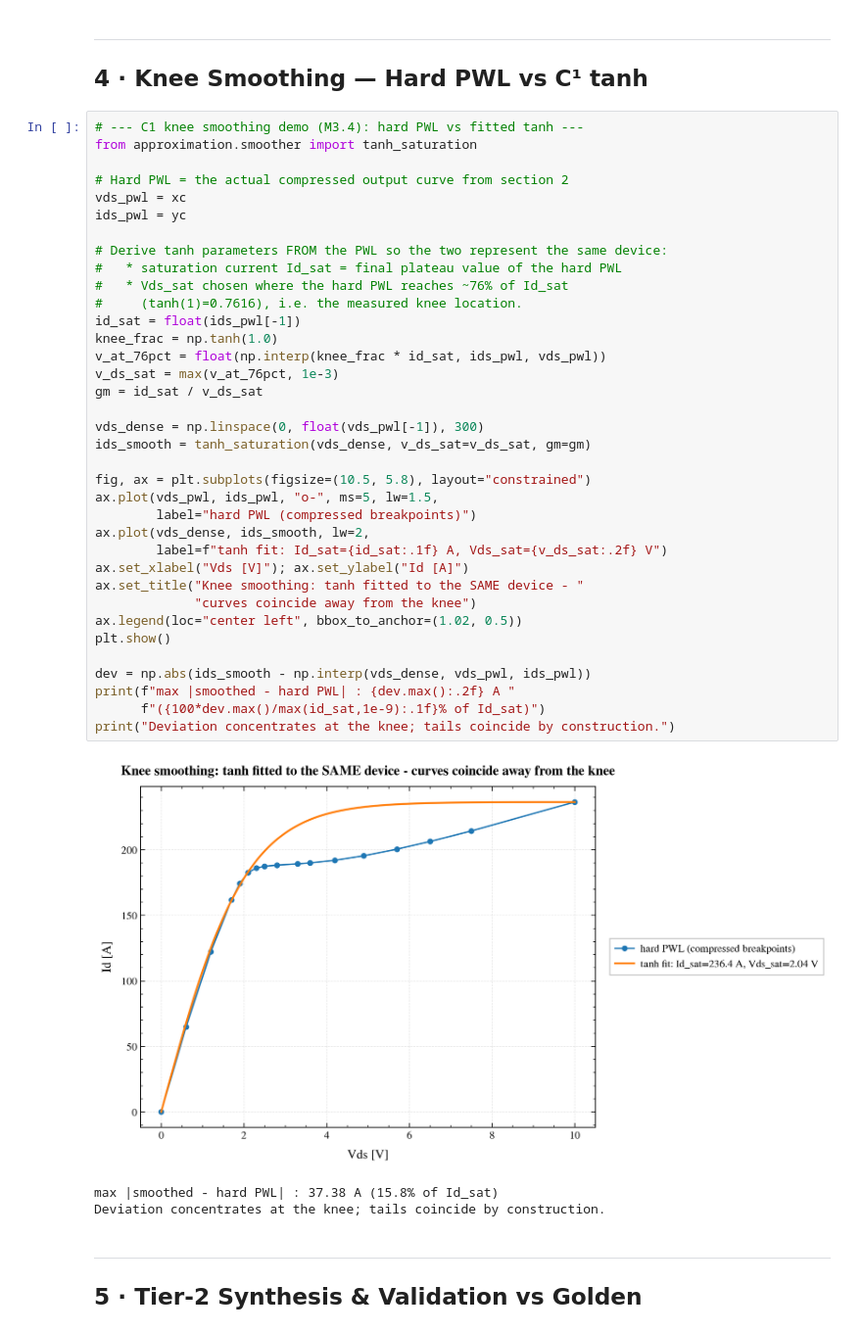
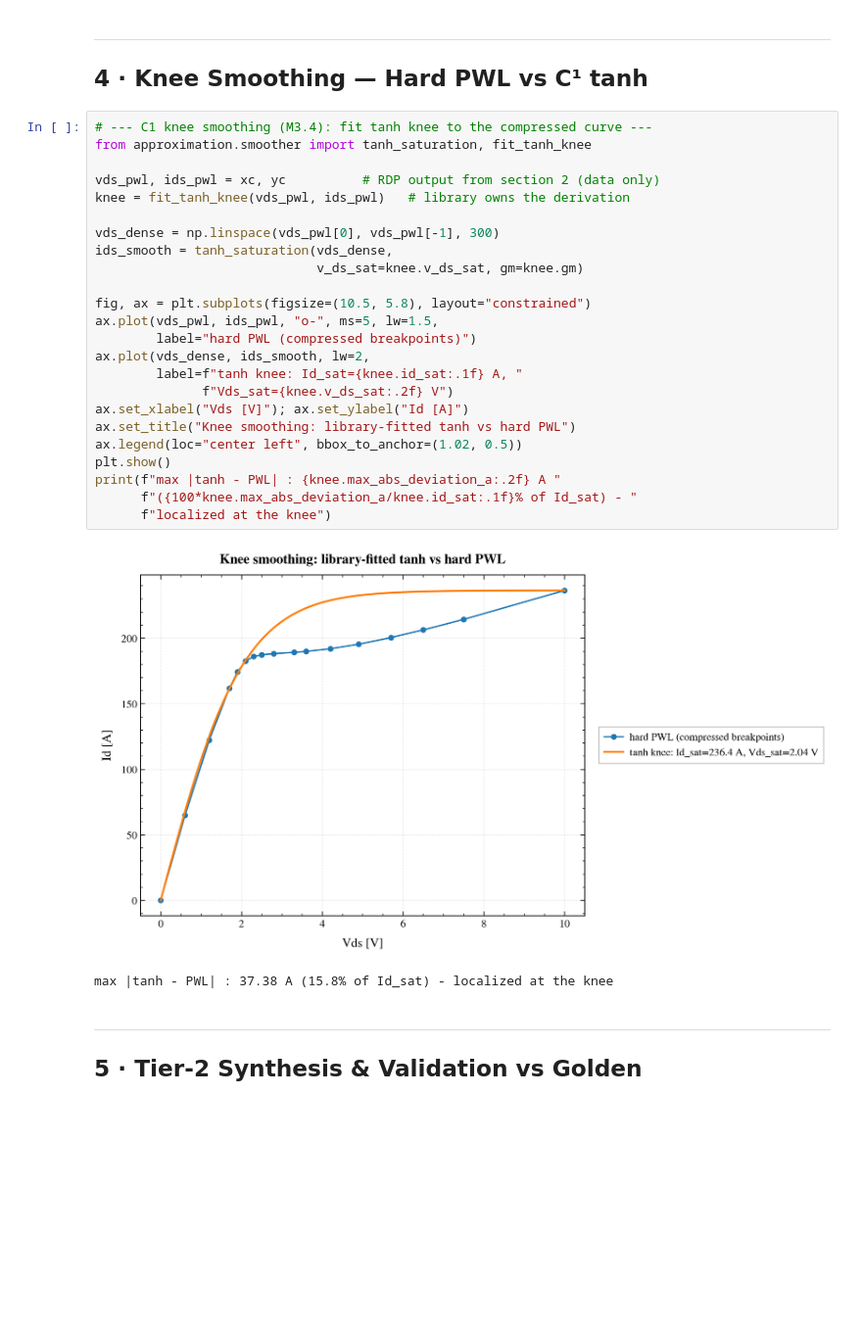
Before and after one commit to Anmol-G-K/PieceSpice, a Jupyter notebook: notebooks/02_piecewise_approximation.ipynb, the cells around one changed output. Shown at 98% size. Drawn from its saved outputs; the diff is of its cells as text; blank space fills up the shorter version.

```diff
--- a/notebooks/02_piecewise_approximation.ipynb
+++ b/notebooks/02_piecewise_approximation.ipynb
@@ -163,45 +163,32 @@ PWL table      : 8 pts, max err 0.0496 nC
 ---
 ## 4 · Knee Smoothing — Hard PWL vs C¹ tanh
 # %%
-# --- C1 knee smoothing demo (M3.4): hard PWL vs fitted tanh ---
-from approximation.smoother import tanh_saturation
+# --- C1 knee smoothing (M3.4): fit tanh knee to the compressed curve ---
+from approximation.smoother import tanh_saturation, fit_tanh_knee
 
-# Hard PWL = the actual compressed output curve from section 2
-vds_pwl = xc
-ids_pwl = yc
+vds_pwl, ids_pwl = xc, yc          # RDP output from section 2 (data only)
+knee = fit_tanh_knee(vds_pwl, ids_pwl)   # library owns the derivation
 
-# Derive tanh parameters FROM the PWL so the two represent the same device:
-#   * saturation current Id_sat = final plateau value of the hard PWL
-#   * Vds_sat chosen where the hard PWL reaches ~76% of Id_sat
-#     (tanh(1)=0.7616), i.e. the measured knee location.
-id_sat = float(ids_pwl[-1])
-knee_frac = np.tanh(1.0)
-v_at_76pct = float(np.interp(knee_frac * id_sat, ids_pwl, vds_pwl))
-v_ds_sat = max(v_at_76pct, 1e-3)
-gm = id_sat / v_ds_sat
-
-vds_dense = np.linspace(0, float(vds_pwl[-1]), 300)
-ids_smooth = tanh_saturation(vds_dense, v_ds_sat=v_ds_sat, gm=gm)
+vds_dense = np.linspace(vds_pwl[0], vds_pwl[-1], 300)
+ids_smooth = tanh_saturation(vds_dense,
+                             v_ds_sat=knee.v_ds_sat, gm=knee.gm)
 
 fig, ax = plt.subplots(figsize=(10.5, 5.8), layout="constrained")
 ax.plot(vds_pwl, ids_pwl, "o-", ms=5, lw=1.5,
         label="hard PWL (compressed breakpoints)")
 ax.plot(vds_dense, ids_smooth, lw=2,
-        label=f"tanh fit: Id_sat={id_sat:.1f} A, Vds_sat={v_ds_sat:.2f} V")
+        label=f"tanh knee: Id_sat={knee.id_sat:.1f} A, "
+              f"Vds_sat={knee.v_ds_sat:.2f} V")
 ax.set_xlabel("Vds [V]"); ax.set_ylabel("Id [A]")
-ax.set_title("Knee smoothing: tanh fitted to the SAME device - "
-             "curves coincide away from the knee")
+ax.set_title("Knee smoothing: library-fitted tanh vs hard PWL")
 ax.legend(loc="center left", bbox_to_anchor=(1.02, 0.5))
 plt.show()
-
-dev = np.abs(ids_smooth - np.interp(vds_dense, vds_pwl, ids_pwl))
-print(f"max |smoothed - hard PWL| : {dev.max():.2f} A "
-      f"({100*dev.max()/max(id_sat,1e-9):.1f}% of Id_sat)")
-print("Deviation concentrates at the knee; tails coincide by construction.")
+print(f"max |tanh - PWL| : {knee.max_abs_deviation_a:.2f} A "
+      f"({100*knee.max_abs_deviation_a/knee.id_sat:.1f}% of Id_sat) - "
+      f"localized at the knee")
 # %% [output]
-[figure, old version]
+[figure, new version]
-max |smoothed - hard PWL| : 37.38 A (15.8% of Id_sat)
-Deviation concentrates at the knee; tails coincide by construction.
+max |tanh - PWL| : 37.38 A (15.8% of Id_sat) - localized at the knee
 # %% [markdown]
 ---
 ## 5 · Tier-2 Synthesis & Validation vs Golden
```
Also changed, not shown: parts of 1 cell of this notebook, 4 other files.
